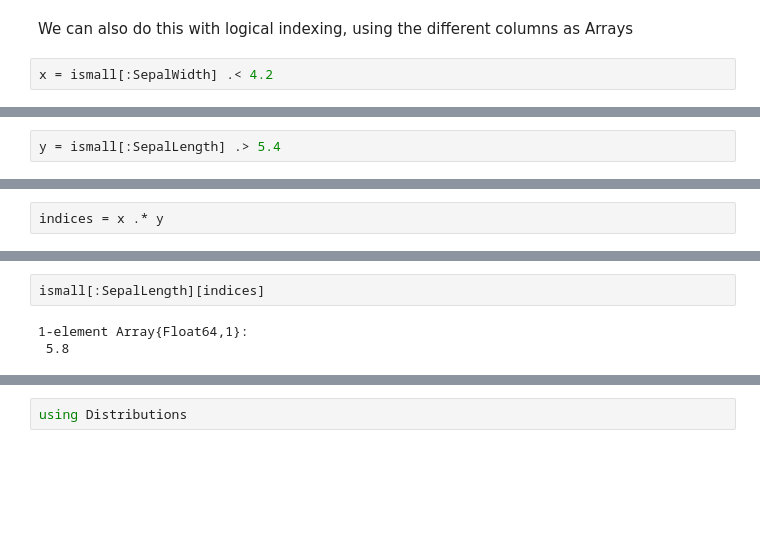
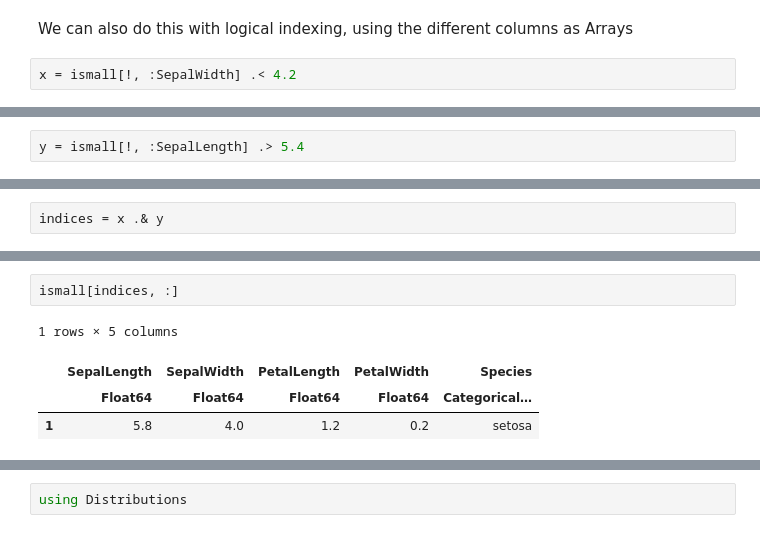
Before and after one commit to d9w/julia_presentation, a Jupyter notebook: data.ipynb, the cells around one changed output, grey strips where cells are left out. Cells and saved outputs as stored; diff of their text form; blank space fills up the shorter version.

```diff
--- a/data.ipynb
+++ b/data.ipynb
@@ -95,5 +106,5 @@ end
 # %% [markdown]
 We can also do this with logical indexing, using the different columns as Arrays
 # %%
-x = ismall[:SepalWidth] .< 4.2
+x = ismall[!, :SepalWidth] .< 4.2
 # %% [output]
@@ -105,3 +118,3 @@ x = ismall[:SepalWidth] .< 4.2
 # %%
-y = ismall[:SepalLength] .> 5.4
+y = ismall[!, :SepalLength] .> 5.4
 # %% [output]
@@ -113,3 +128,3 @@ y = ismall[:SepalLength] .> 5.4
 # %%
-indices = x .* y
+indices = x .& y
 # %% [output]
@@ -125,7 +143,9 @@ queried
 |  | Float64 | Float64 | Categorical… |
 | 1 | 4.0 | 5.8 | setosa |
 # %%
-ismall[:SepalLength][indices]
+ismall[indices, :]
 # %% [output]
-1-element Array{Float64,1}:
- 5.8
+1 rows × 5 columns
+|  | SepalLength | SepalWidth | PetalLength | PetalWidth | Species |
+|  | Float64 | Float64 | Float64 | Float64 | Categorical… |
+| 1 | 5.8 | 4.0 | 1.2 | 0.2 | setosa |
```
Also changed, not shown: parts of 26 cells of this notebook, 2 other files.
